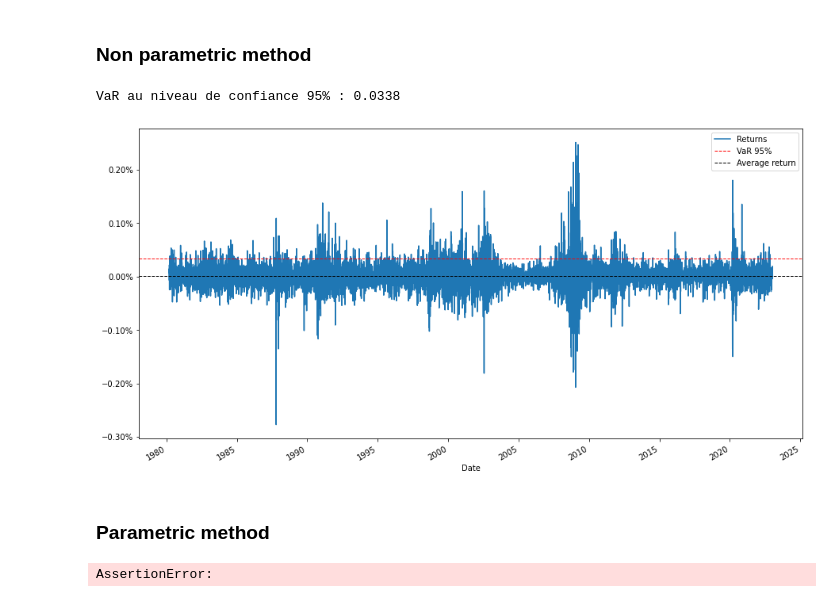
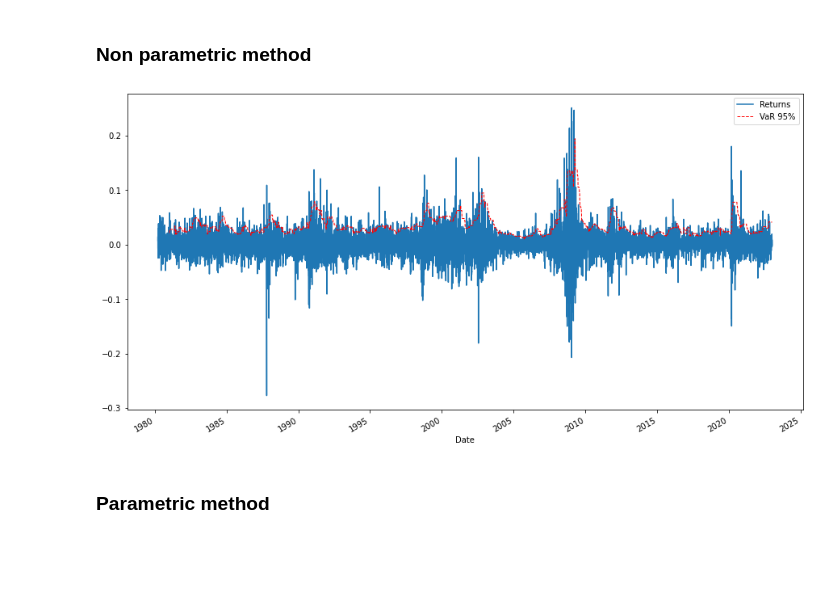
Before and after one commit to Simzer994/Project-Econometrics, a Jupyter notebook: Bank-Series.ipynb, the cells around one changed output. Saved outputs shown, nothing was run; the diff lists cells and outputs as text; code cells hidden in the pictures; blank space fills up the shorter version.

```diff
--- a/Bank-Series.ipynb
+++ b/Bank-Series.ipynb
@@ -40,14 +44,8 @@ Qu'est ce que la **VaR** : Une mesure de la perte maximale potentielle sur une p
 # %% [markdown]
 ### Non parametric method
 # %%
-VaR_NonParam = sf.weighted_hs_var(returns=returns, confidence_level=95)
+VaR_NonParam = sf.weighted_hs_var(returns=returns, confidence_level=95, window=100)
 # %% [output]
-VaR au niveau de confiance 95% : 0.0338
-[figure, old version]
+[figure, new version]
 # %% [markdown]
 ### Parametric method
-# %%
-p,q = sf.optimize_garch(returns)
-print(f'p = {p} et q = {q}')
-# %% [output]
-AssertionError:
```
Also changed, not shown: parts of 1 cell of this notebook, 3 other files.
